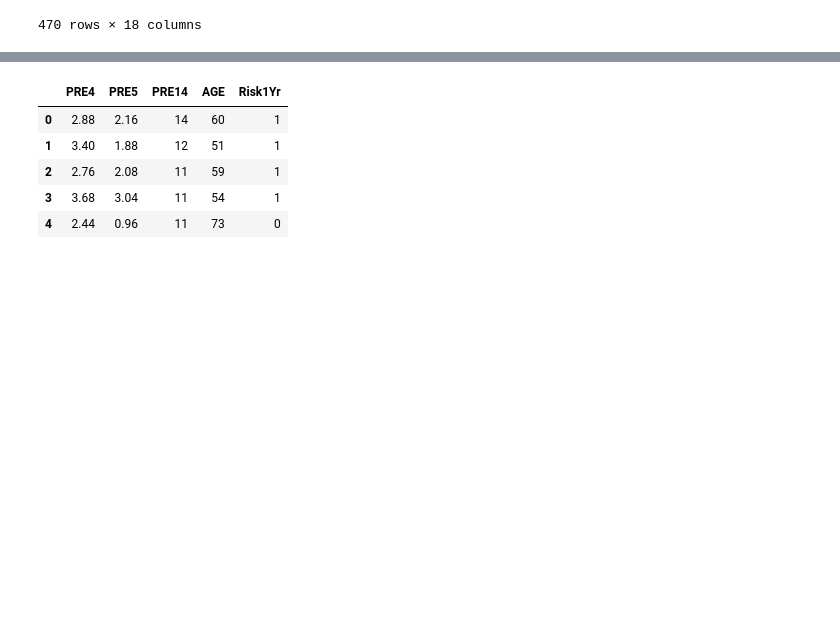
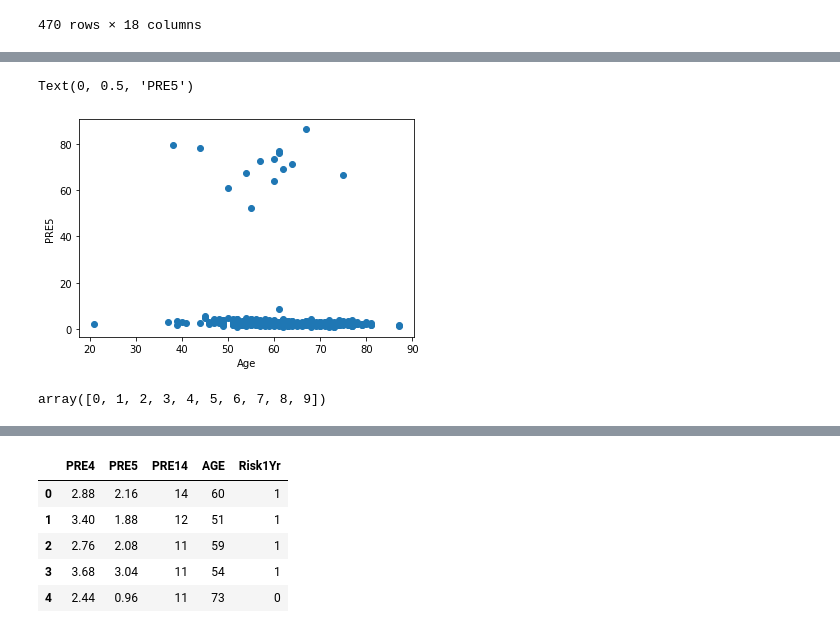
Before and after one commit to pete6184/Thoracic_Surgery_Predictions, a Jupyter notebook: data_analysis.ipynb, the cells around one changed output, grey strips where cells are left out. Cells and saved outputs as stored; diff of their text form; code cells hidden in the pictures; blank space fills up the shorter version.

```diff
--- a/data_analysis.ipynb
+++ b/data_analysis.ipynb
@@ -30,0 +318,17 @@ df
+# %%
+# Plot the data to see if a linear trend exists
+
+### BEGIN SOLUTION
+plt.scatter(X2, y2)
+plt.xlabel("Age")
+plt.ylabel("PRE5")
+### END SOLUTION
+# %% [output]
+Text(0, 0.5, 'PRE5')
+[figure, added]
+# %%
+pre_true = [31, 68, 31, 323, 78, 35, 2, 8, 386, 368]
+x_axis = np.arange(len(pre_true))
+x_axis
+# %% [output]
+array([0, 1, 2, 3, 4, 5, 6, 7, 8, 9])
```
Also changed, not shown: parts of 59 cells of this notebook.
